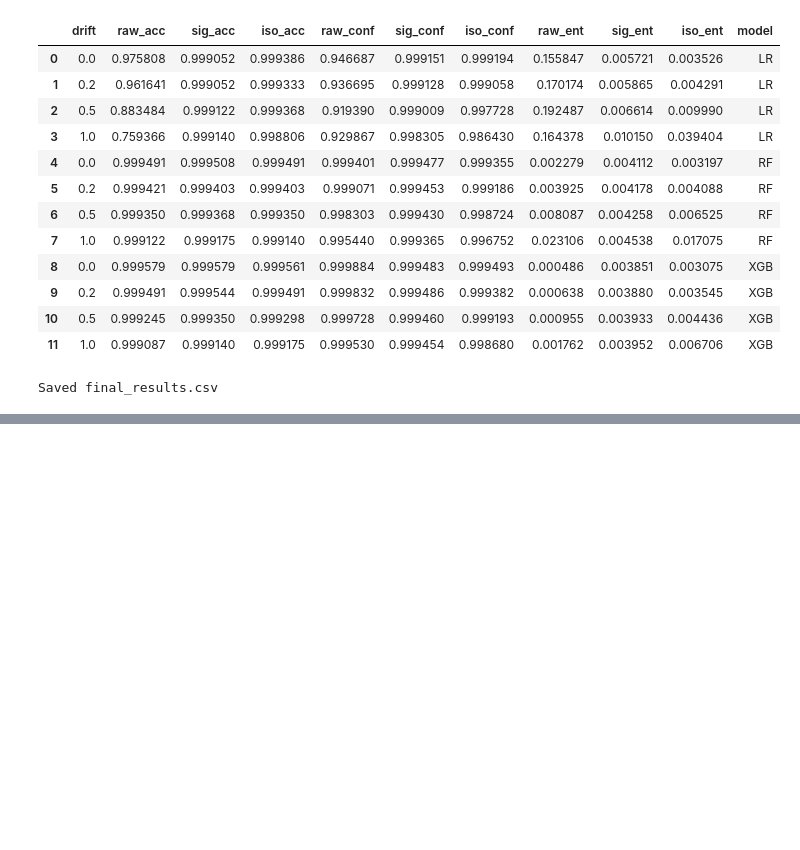
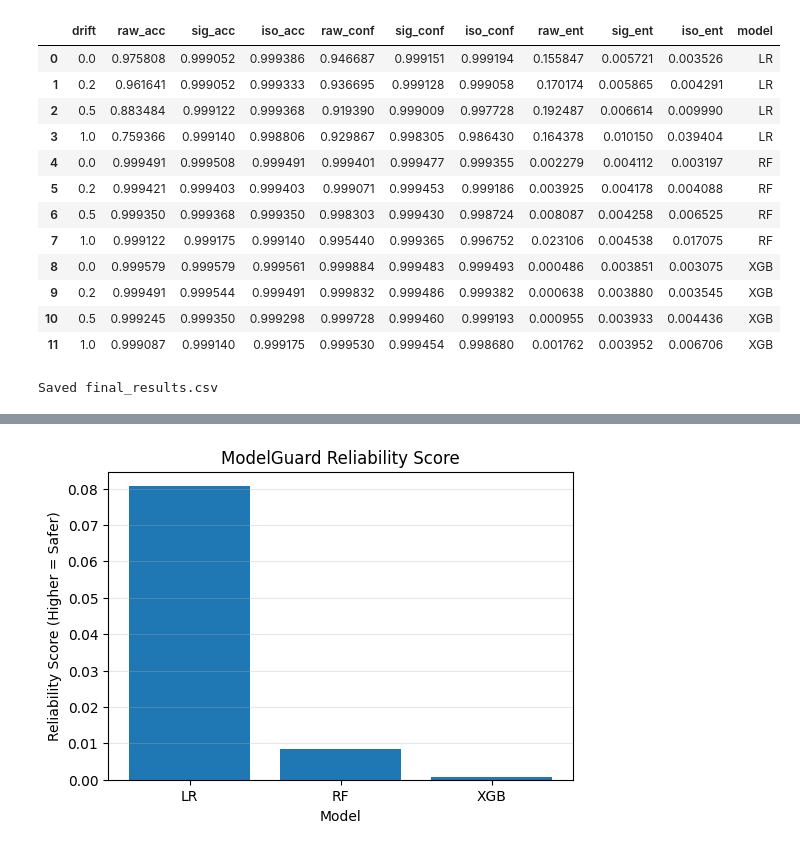
Before and after one commit to mukundhr/ModelGuard, a Jupyter notebook: code/compare.ipynb, the cells around one changed output, grey strips where cells are left out. Saved outputs shown, nothing was run; the diff lists cells and outputs as text; code cells hidden in the pictures; blank space fills up the shorter version.

```diff
--- a/code/compare.ipynb
+++ b/code/compare.ipynb
@@ -62,0 +82,12 @@ Saved final_results.csv
+# %%
+ranking_results = []
+
+for w in weight_sets:
+    row = {"Weights": w}
+    for model in final["model"].unique():
+        df_m = final[final["model"] == model].sort_values("drift")
+        row[model] = weighted_reliability(df_m, w)
+    ranking_results.append(row)
+
+rank_df = pd.DataFrame(ranking_results)
+rank_df
@@ -62,0 +116,24 @@ Saved final_results.csv
+# %%
+def reliability_score(df):
+    base = df[df["drift"] == df["drift"].min()]
+    last = df[df["drift"] == df["drift"].max()]
+
+    dc = abs(last["raw_conf"].values[0] - base["raw_conf"].values[0])
+    de = abs(last["raw_ent"].values[0] - base["raw_ent"].values[0])
+    da = abs(last["raw_acc"].values[0] - base["raw_acc"].values[0])
+
+    score = (dc + de + da) / 3
+    return round(score, 4)
+# %%
+scores = []
+
+for model in final["model"].unique():
+    df_model = final[final["model"] == model].sort_values("drift")
+    score = reliability_score(df_model)
+    scores.append([model, score])
+
+scores_df = pd.DataFrame(scores, columns=["Model", "Reliability_Score"])
+scores_df
+
+scores_df["Rank"] = scores_df["Reliability_Score"].rank(ascending=False)
+scores_df.sort_values("Rank")
@@ -62,0 +163,10 @@ Saved final_results.csv
+# %%
+plt.figure(figsize=(6,4))
+plt.bar(scores_df["Model"], scores_df["Reliability_Score"])
+plt.title("ModelGuard Reliability Score")
+plt.ylabel("Reliability Score (Higher = Safer)")
+plt.xlabel("Model")
+plt.grid(axis="y", alpha=0.3)
+plt.show()
+# %% [output]
+[figure, added]
```
Also changed, not shown: parts of 8 cells of this notebook, 12 other files.
